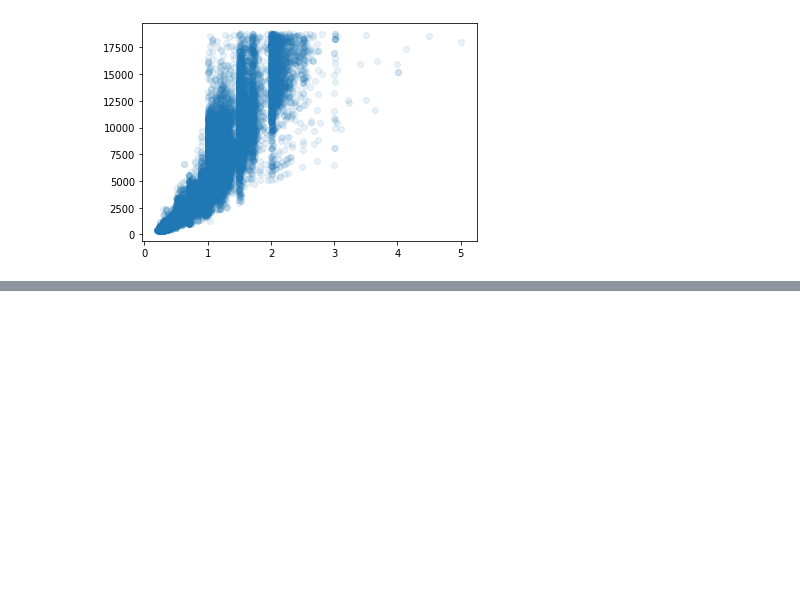
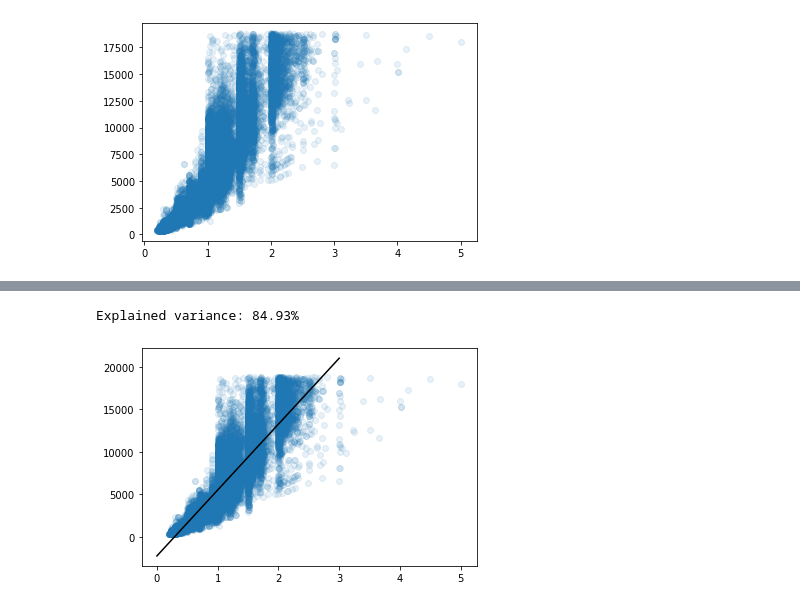
Before and after one commit to umbcdata602/spring2021, a Jupyter notebook: week08.ipynb, the cells around one changed output, grey strips where cells are left out. Saved outputs shown, nothing was run; the diff lists cells and outputs as text; code cells hidden in the pictures; blank space fills up the shorter version.

```diff
--- a/week08.ipynb
+++ b/week08.ipynb
@@ -98,0 +137,29 @@ fig.gca().set_ylim([0, 20100]);
+# %%
+# Linear regression with scikit-learn
+from sklearn.linear_model import LinearRegression
+from sklearn.metrics import explained_variance_score
+
+# Use the entire dataset (takes ~30 seconds)
+df = diamonds
+
+# Fit the model to the data
+model = LinearRegression()
+model.fit(df[['carat']], df['price'])
+
+# Evaluate the performance
+yhat = model.predict(df[['carat']])
+print('Explained variance: {:.2f}%'.format(100 * explained_variance_score(df['price'], yhat)))
+# %% [output]
+Explained variance: 84.93%
+# %%
+# Plot the model prediction (no noise) as a smooth curve
+X_model = [[0], [3]] # dependent variable, no noise
+yhat_model = model.predict(X_model) # compute the model prediction
+
+plt.plot(X_model, yhat_model, color='k')
+
+# Plot the data (scatterplot)
+plt.scatter(df['carat'], df['price'], alpha=.1)
+plt.show();
+# %% [output]
+[figure, added]
```
Also changed, not shown: parts of 3 cells of this notebook.
